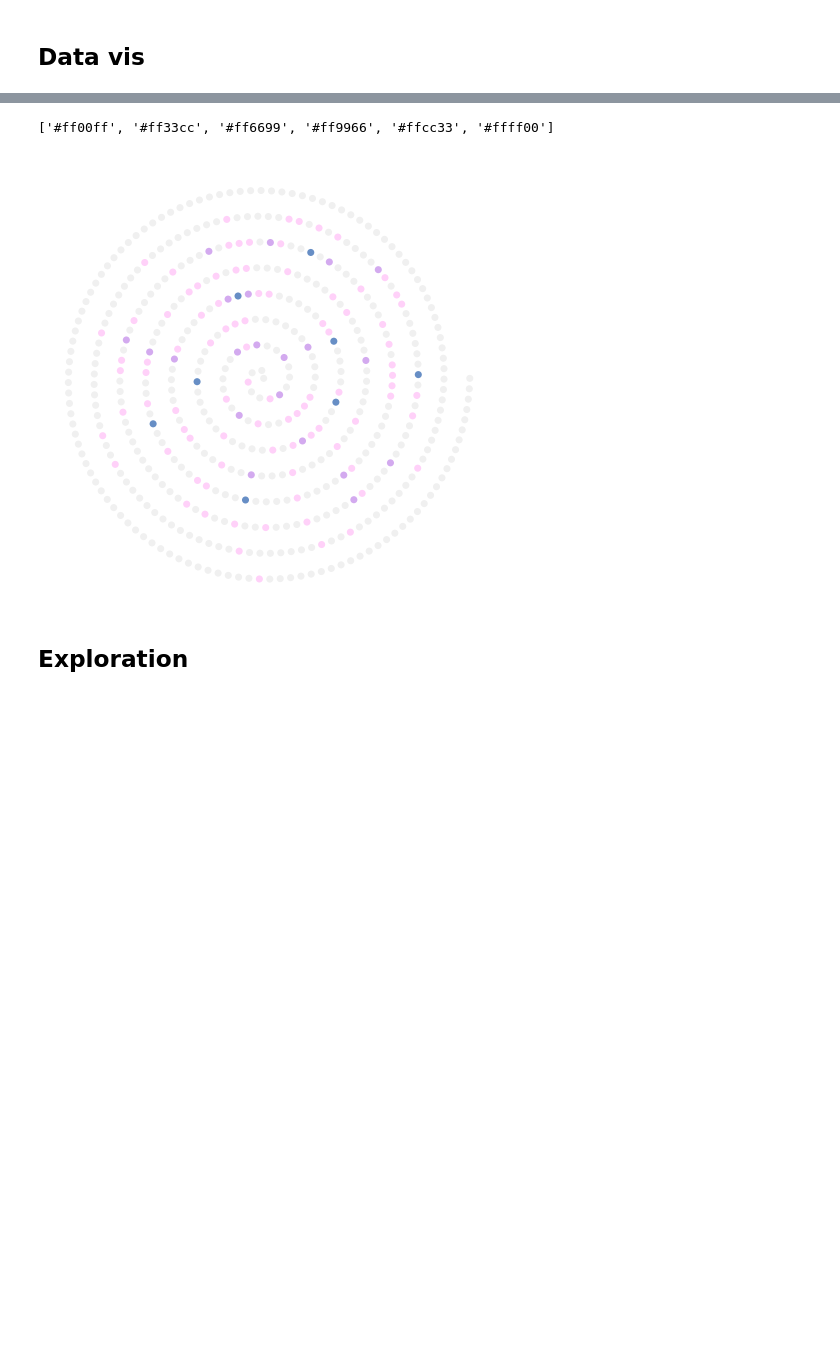
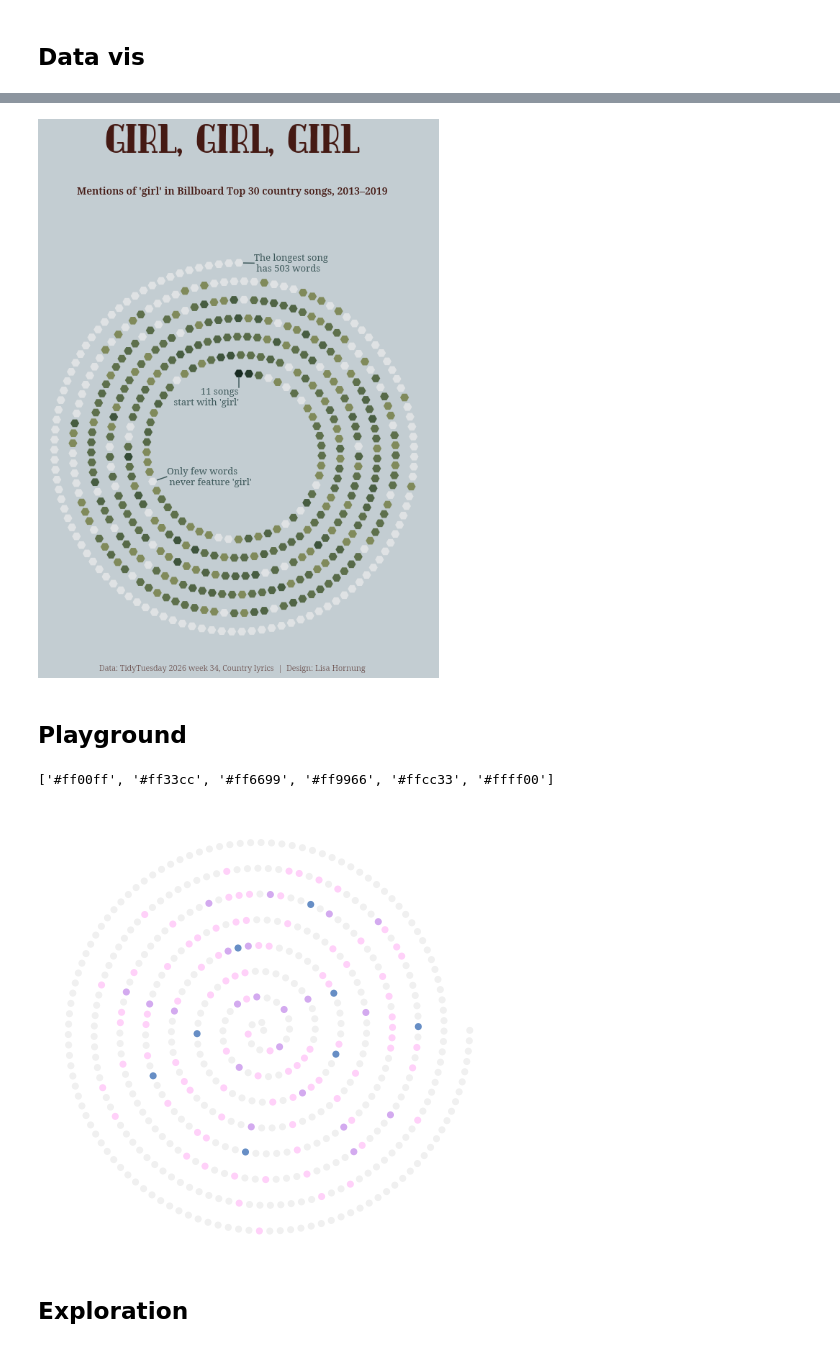
Before and after one commit to Lisa-Ho/small-data-projects, a Jupyter notebook: 2026/2609-country-songs/country-songs.ipynb, the cells around one changed output, grey strips where cells are left out. Saved outputs shown, nothing was run; the diff lists cells and outputs as text; code cells hidden in the pictures; blank space fills up the shorter version.

Commit message:
finalised visual

```diff
--- a/2026/2609-country-songs/country-songs.ipynb
+++ b/2026/2609-country-songs/country-songs.ipynb
@@ -130,6 +129,6 @@ max(counts_df["count"])
 # %%
 #COLORS
-clrs = {"title" : "#451A14", "bg":"#C3CDD2"}
+clrs = {"title" : "#451A14", "bg":"#C3CDD2", "annotation": "#3E595B"}
 
 #cmap
 vmin = 0
@@ -152,3 +151,7 @@ cmap = mcolors.LinearSegmentedColormap.from_list(
 
 #FONTS
 title_font = font_manager.FontProperties(fname='C:\\Users\\lisa.hornung\\AppData\\Local\\Microsoft\\Windows\\Fonts\\QuadSerif-vn3m4.ttf')
+from pyfonts import load_google_font
+body_font_r = load_google_font("Noto Serif", weight="regular", italic=False)
+body_font_sb = load_google_font("Noto Serif", weight="semi-bold", italic=False)
+body_font_l = load_google_font("Noto Serif", weight="light", italic=False)
@@ -187,3 +158,60 @@ plt.show()
+# %%
+#get positions for dots
+theta, r, values = create_spiral_equal_arc(counts_df,
+                                            col_name='count',
+                                            turns=6,
+                                            start_radius=0.4)
+
+# Create figure
+fig, ax = plt.subplots(subplot_kw={'projection': 'polar'}, figsize=(10,10))
+fig.set_facecolor(clrs["bg"])
+ax.axis('off')
+
+#plot dots along spiral
+scatter = ax.scatter(
+        theta,
+        r,
+        c=values,
+        cmap=cmap,
+        vmin=0,
+        vmax=11,
+        s=150,
+        alpha=counts_df["opacity"],
+       linewidth=0,
+       marker='H'
+    )
+ax.set_theta_zero_location('N')
+ax.set_theta_direction(-1)
+
+## Annotation
+ax.plot([0,0], [0.33, 0.38],color=clrs["annotation"])
+ax.text(0, 0.33, "11 songs\n start with 'girl'", ha="right", va="top",
+        fontsize=13, font=body_font_r,color=clrs["annotation"], fontweight="bold")
+
+ax.plot([0.025,0.08], [0.965, 0.967], color=clrs["annotation"])
+ax.text(0.08, 0.967, "The longest song\n has 503 words", color=clrs["annotation"],
+        ha="left", va="center", fontsize=13, font=body_font_r, fontweight="bold")
+
+
+ax.plot([4.38,4.38], [0.39, 0.44],color=clrs["annotation"])
+ax.text(4.38, 0.39, "Only few words\n never feature 'girl'", color=clrs["annotation"],
+        ha="left", va="center", fontsize=13, font=body_font_r, fontweight="bold")
+
+#add title
+fig.text(0.5,1.08, "girl, girl, girl", color=clrs["title"], fontsize=50, fontproperties=title_font, ha="center")
+fig.text(0.5,1, "Mentions of 'girl' in Billboard Top 30 country songs, 2013–2019", color=clrs["title"],
+         fontsize=14,ha="center", font=body_font_sb)
+fig.text(0.5,0.08, "Data: TidyTuesday 2026 week 34, Country lyrics  |  Design: Lisa Hornung", color=clrs["title"],
+         fontsize=11, font=body_font_l, ha="center", alpha=0.8)
+
+#export
+plt.savefig("girl-mentions.png", pad_inches=1, bbox_inches='tight')
+
+plt.show()
+# %% [output]
+[figure, added]
+# %% [markdown]
+## Playground
 # %%
 #COLORS
 clrs = {"title" : "#001920", "bg":"#C1D1D7"}
```
Also changed, not shown: parts of 21 cells of this notebook.
